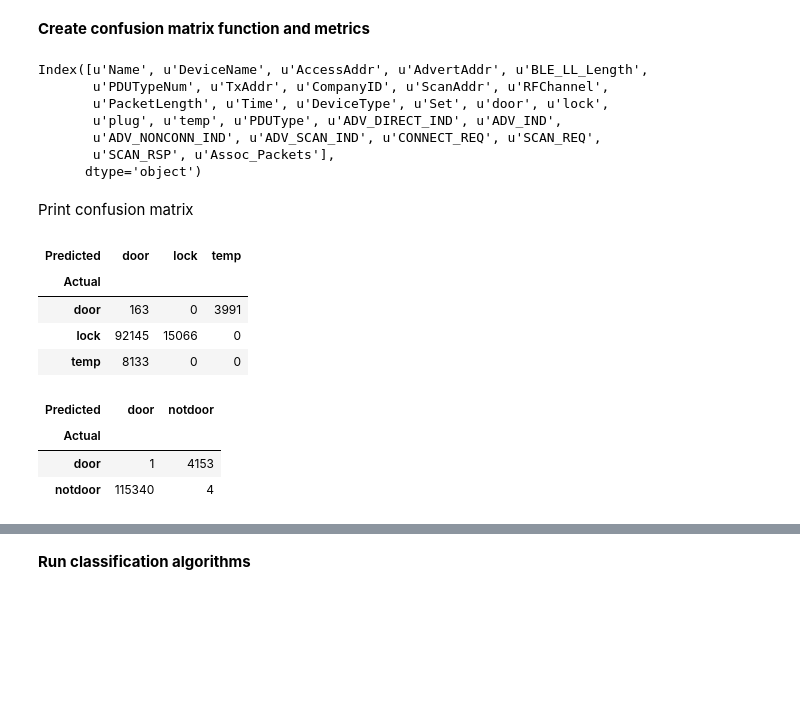
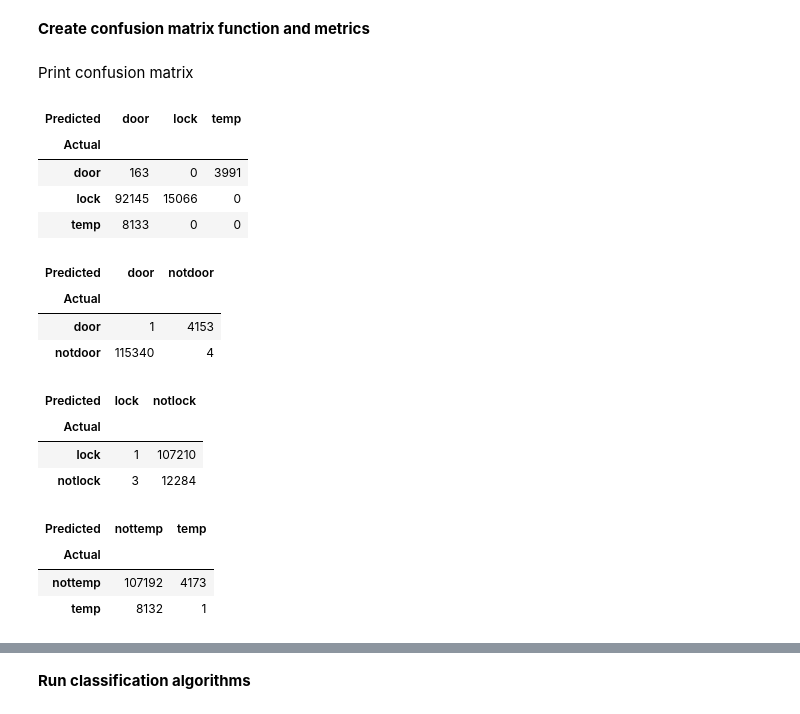
Before and after one commit to 7high/thesis, a Jupyter notebook: ble_data_processing.ipynb, the cells around one changed output, grey strips where cells are left out. Drawn from its saved outputs; the diff is of its cells as text; code cells hidden in the pictures; blank space fills up the shorter version.

```diff
--- a/ble_data_processing.ipynb
+++ b/ble_data_processing.ipynb
@@ -149,16 +148,6 @@ features_list = [
 y_list = ["door", "lock", "temp"]
 # %% [markdown]
 **Create confusion matrix function and metrics**
-# %%
-print df_train.columns
-# %% [output]
-Index([u'Name', u'DeviceName', u'AccessAddr', u'AdvertAddr', u'BLE_LL_Length',
-       u'PDUTypeNum', u'TxAddr', u'CompanyID', u'ScanAddr', u'RFChannel',
-       u'PacketLength', u'Time', u'DeviceType', u'Set', u'door', u'lock',
-       u'plug', u'temp', u'PDUType', u'ADV_DIRECT_IND', u'ADV_IND',
-       u'ADV_NONCONN_IND', u'ADV_SCAN_IND', u'CONNECT_REQ', u'SCAN_REQ',
-       u'SCAN_RSP', u'Assoc_Packets'],
-      dtype='object')
 # %%
 # Set up test classifier
 pos_devtype = y_list
@@ -179,20 +170,29 @@ Print confusion matrix
 # %%
 # Create/display confusion matrices
 rf_cm = b.make_conf_matrix(y_test_rf, rf_dict['Pred'], cm_type='multiclass', labels=y_list)
 display(rf_cm)
 
-lda_cm = b.make_conf_matrix(y_test_lda, lda_dict['Pred'], cm_type='singleclass')
-display(lda_cm)
+for (device,pred) in izip(lda_list,lda_preds):
+    lda_cm = b.make_conf_matrix(df_test[device], pred, cm_type='singleclass')
+    display(lda_cm)
 # %% [output]
 | Predicted | door | lock | temp |
 | Actual |  |  |  |
 | door | 163 | 0 | 3991 |
 | lock | 92145 | 15066 | 0 |
 | temp | 8133 | 0 | 0 |
 | Predicted | door | notdoor |
 | Actual |  |  |
 | door | 1 | 4153 |
 | notdoor | 115340 | 4 |
+| Predicted | lock | notlock |
+| Actual |  |  |
+| lock | 1 | 107210 |
+| notlock | 3 | 12284 |
+| Predicted | nottemp | temp |
+| Actual |  |  |
+| nottemp | 107192 | 4173 |
+| temp | 8132 | 1 |
 # %%
 # Calculate confusion matrix metrics
 rf_cm_metrics = b.calculate_cm_metrics(rf_cm)
```
Also changed, not shown: parts of 17 cells of this notebook.
